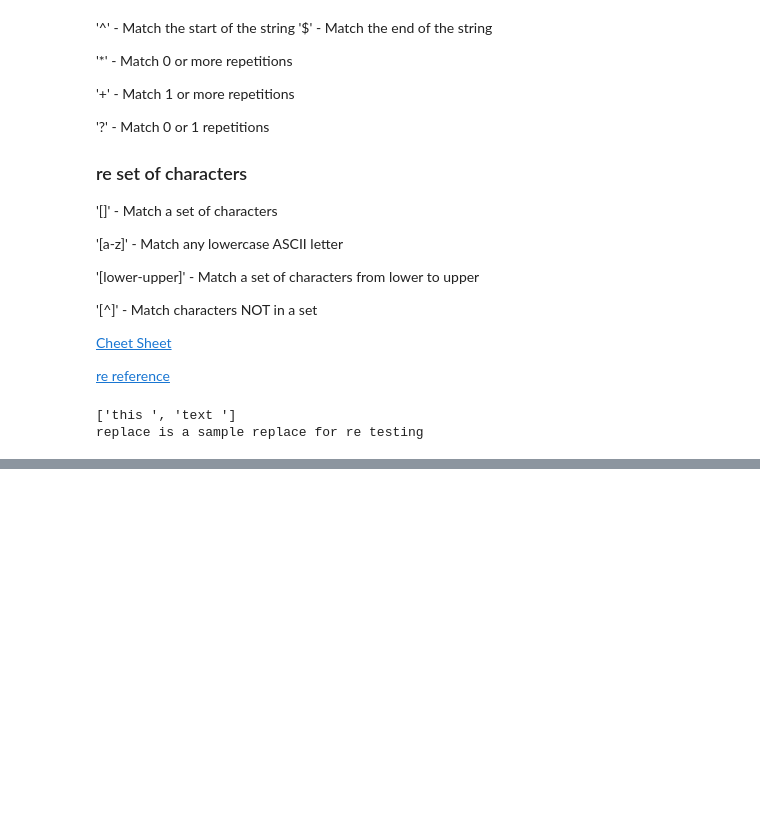
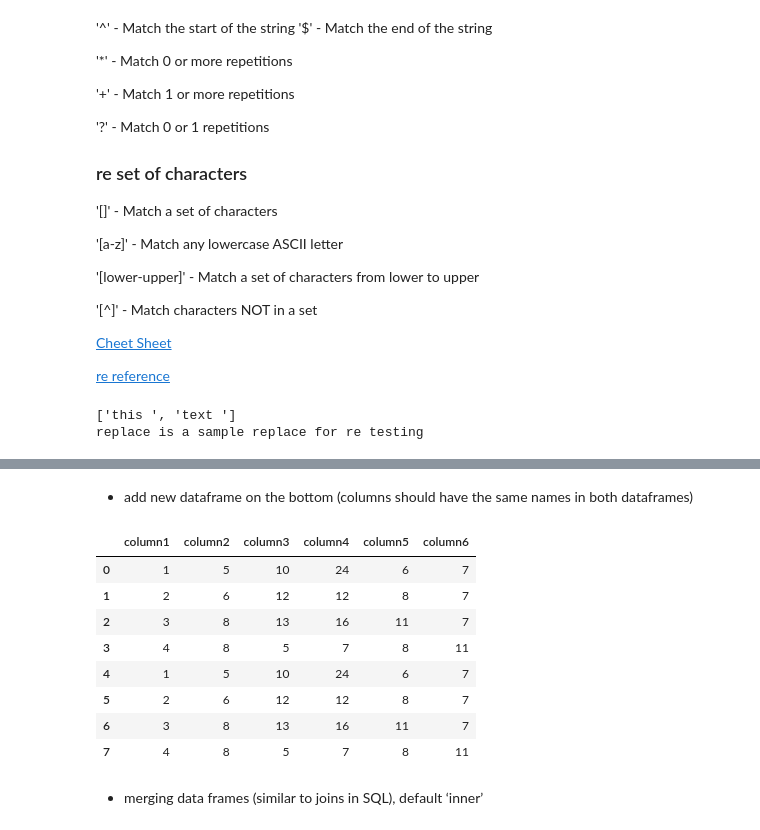
Before and after one commit to avkch/Python-for-beginners, a Jupyter notebook: Python for beginners.ipynb, the cells around one changed output, grey strips where cells are left out. Cells and saved outputs as stored; diff of their text form; code cells hidden in the pictures; blank space fills up the shorter version.

```diff
--- a/Python for beginners.ipynb
+++ b/Python for beginners.ipynb
@@ -818,0 +1822,3 @@ Everything in Python is Object
+# %%
+df['column4'] = [24, 12, 16]
+df
@@ -818,0 +1830,3 @@ Everything in Python is Object
+# %%
+df['column5'] = df['column1'] + df['column2']
+df
@@ -818,0 +1838,3 @@ Everything in Python is Object
+# %%
+df['column6'] = 7
+df
@@ -818,0 +1848,3 @@ Everything in Python is Object
+# %%
+df = df.append({'column1':4, 'column2': 8, 'column3': 5, 'column4': 7, 'column5': 8, 'column6': 11}, ignore_index=True)
+df
@@ -818,0 +1857,17 @@ Everything in Python is Object
+# %% [markdown]
+* add new dataframe on the bottom (columns should have the same names in both dataframes)
+# %%
+new_df = df.append(df, ignore_index=True)
+new_df
+# %% [output]
+|  | column1 | column2 | column3 | column4 | column5 | column6 |
+| 0 | 1 | 5 | 10 | 24 | 6 | 7 |
+| 1 | 2 | 6 | 12 | 12 | 8 | 7 |
+| 2 | 3 | 8 | 13 | 16 | 11 | 7 |
+| 3 | 4 | 8 | 5 | 7 | 8 | 11 |
+| 4 | 1 | 5 | 10 | 24 | 6 | 7 |
+| 5 | 2 | 6 | 12 | 12 | 8 | 7 |
+| 6 | 3 | 8 | 13 | 16 | 11 | 7 |
+| 7 | 4 | 8 | 5 | 7 | 8 | 11 |
+# %% [markdown]
+* merging data frames (similar to joins in SQL),  default ‘inner’
```
Also changed, not shown: parts of 185 cells of this notebook.
